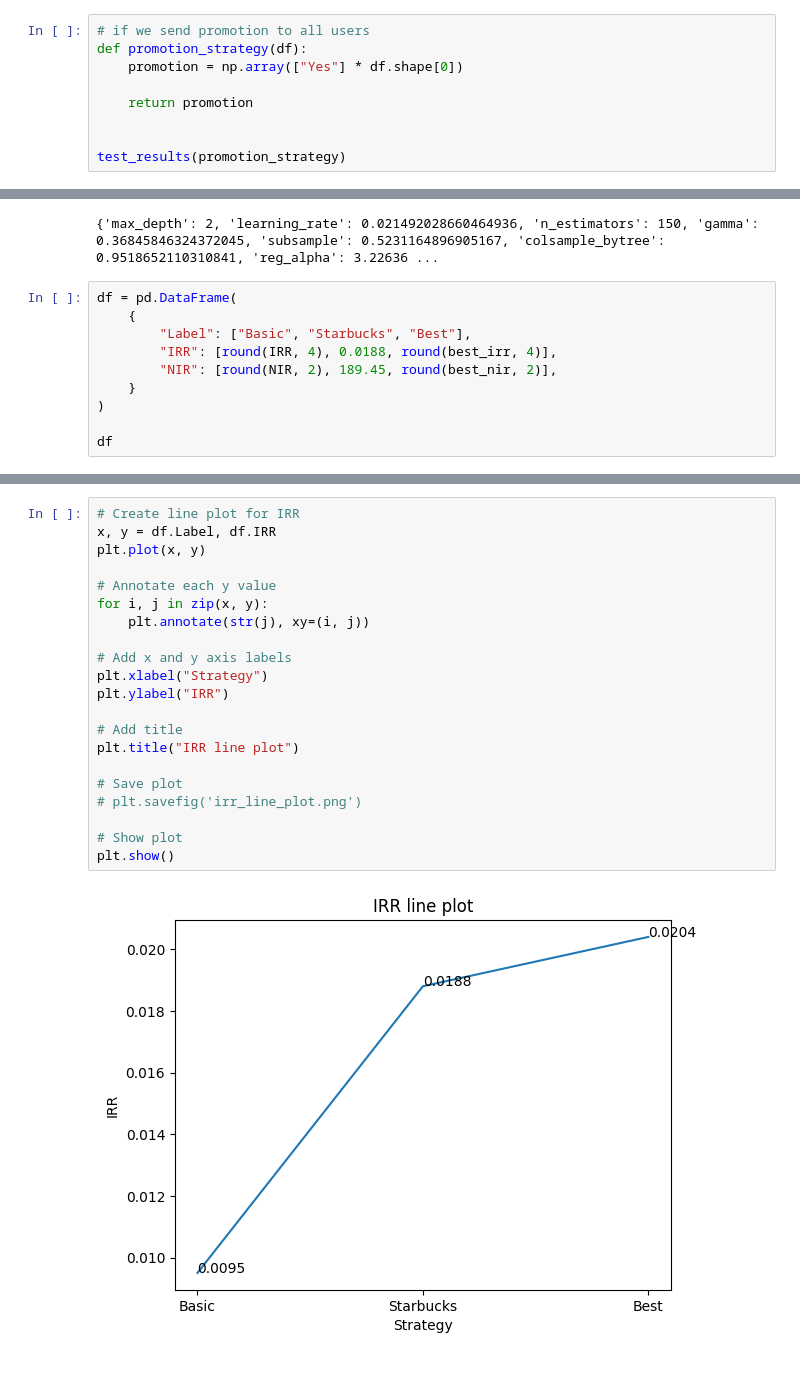
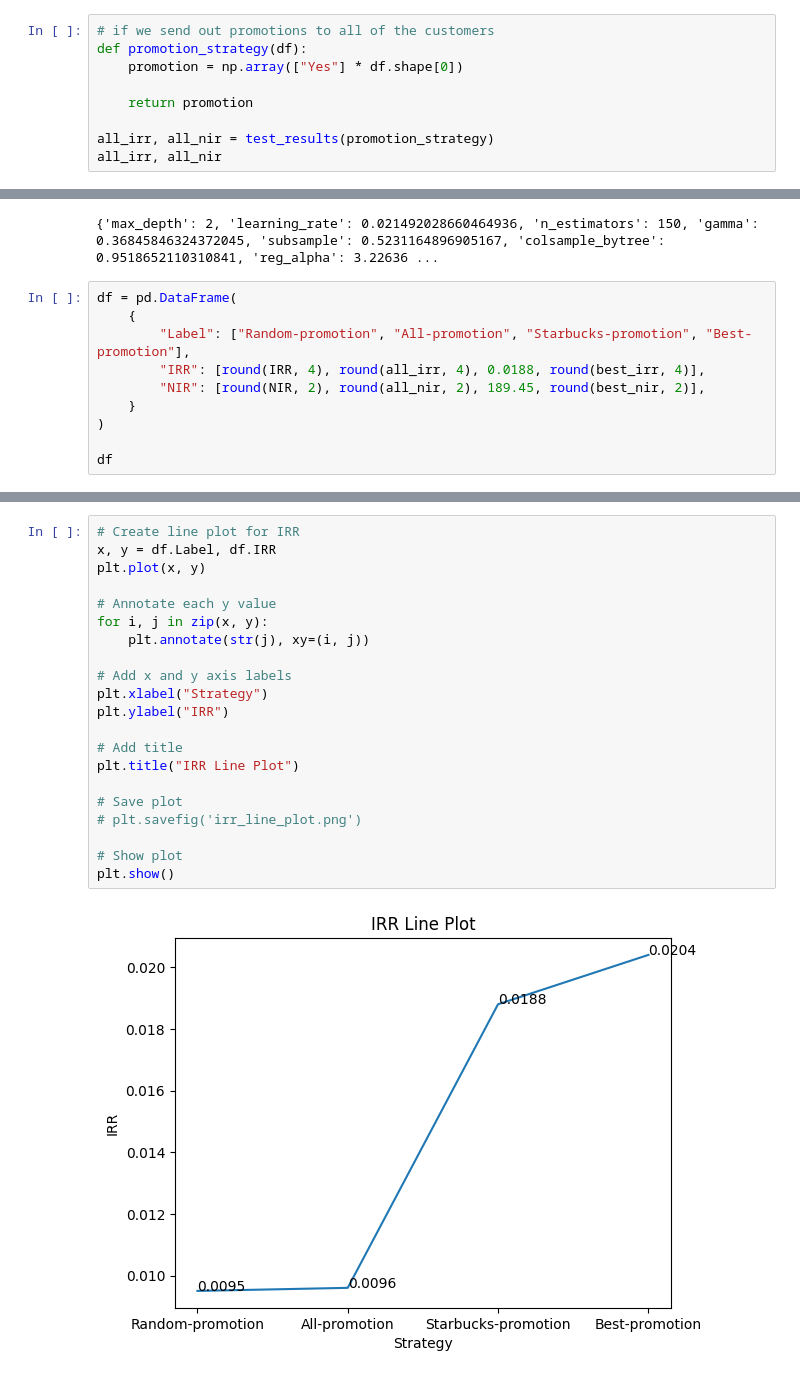
Before and after one commit to ZacksAmber/Starbucks, a Jupyter notebook: notebooks/Starbucks.ipynb, the cells around one changed output, grey strips where cells are left out. Drawn from its saved outputs; the diff is of its cells as text.

```diff
--- a/notebooks/Starbucks.ipynb
+++ b/notebooks/Starbucks.ipynb
@@ -531,14 +545,14 @@ Baseline of NIR: {NIR}
 Baseline of IRR: 0.009454547819772702
 Baseline of NIR: -2334.5999999999995
 # %%
-# if we send promotion to all users
+# if we send out promotions to all of the customers
 def promotion_strategy(df):
     promotion = np.array(["Yes"] * df.shape[0])
 
     return promotion
 
-
-test_results(promotion_strategy)
+all_irr, all_nir = test_results(promotion_strategy)
+all_irr, all_nir
 # %% [output]
 Nice job!  See how well your strategy worked on our test data below!
 
@@ -775,9 +790,9 @@ print(metric_baseline.loc[0, "best_params"])
 # %%
 df = pd.DataFrame(
     {
-        "Label": ["Basic", "Starbucks", "Best"],
-        "IRR": [round(IRR, 4), 0.0188, round(best_irr, 4)],
-        "NIR": [round(NIR, 2), 189.45, round(best_nir, 2)],
+        "Label": ["Random-promotion", "All-promotion", "Starbucks-promotion", "Best-promotion"],
+        "IRR": [round(IRR, 4), round(all_irr, 4), 0.0188, round(best_irr, 4)],
+        "NIR": [round(NIR, 2), round(all_nir, 2), 189.45, round(best_nir, 2)],
     }
 )
 
@@ -790,26 +806,26 @@ df
 # %%
 # Create line plot for IRR
 x, y = df.Label, df.IRR
 plt.plot(x, y)
 
 # Annotate each y value
 for i, j in zip(x, y):
     plt.annotate(str(j), xy=(i, j))
 
 # Add x and y axis labels
 plt.xlabel("Strategy")
 plt.ylabel("IRR")
 
 # Add title
-plt.title("IRR line plot")
+plt.title("IRR Line Plot")
 
 # Save plot
 # plt.savefig('irr_line_plot.png')
 
 # Show plot
 plt.show()
 # %% [output]
-[figure, old version]
+[figure, new version]
 # %%
 # Create line plot for IRR
 x, y = df.Label, df.NIR
```
Also changed, not shown: parts of 19 cells of this notebook, 7 other files.
